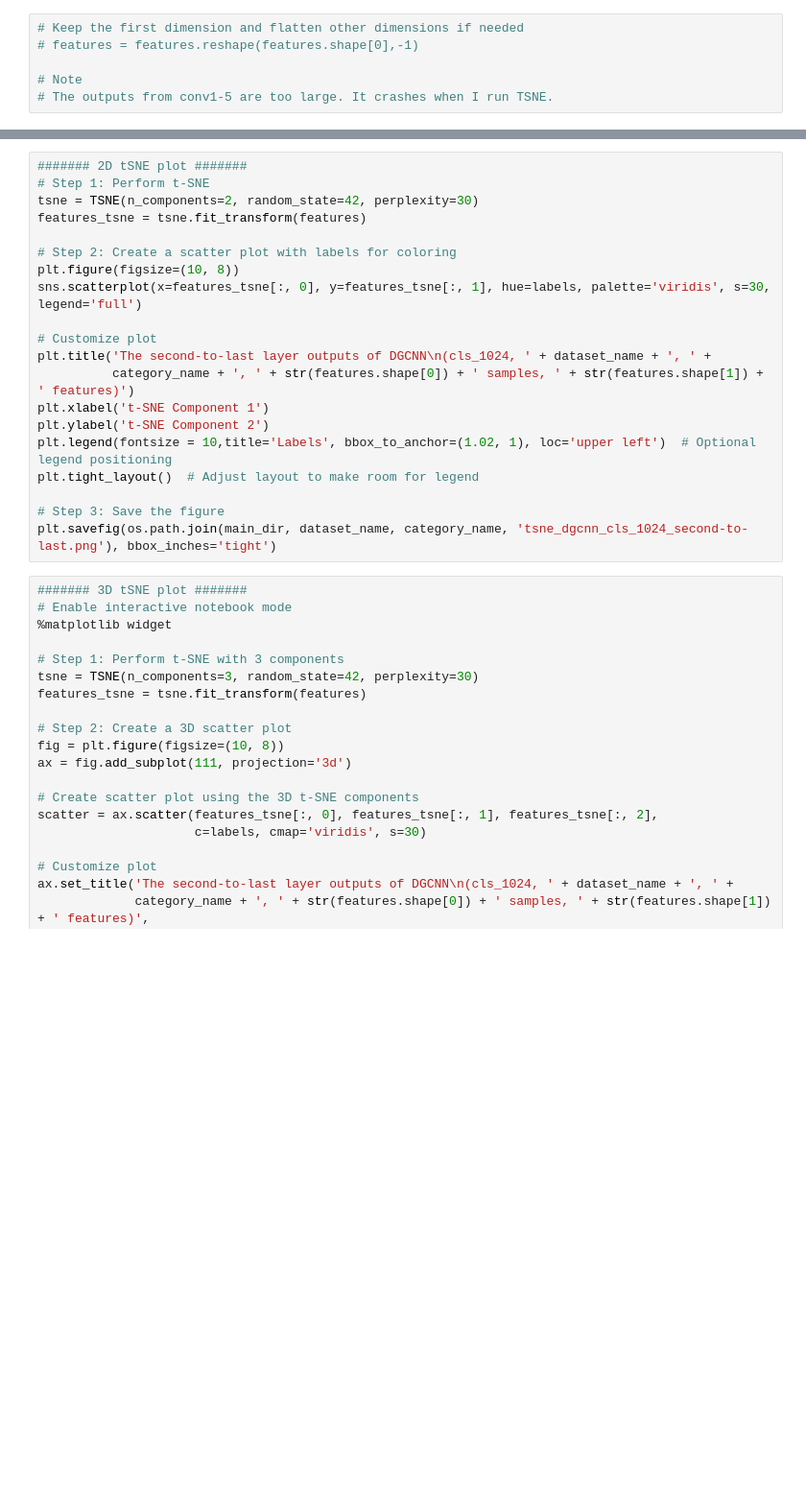
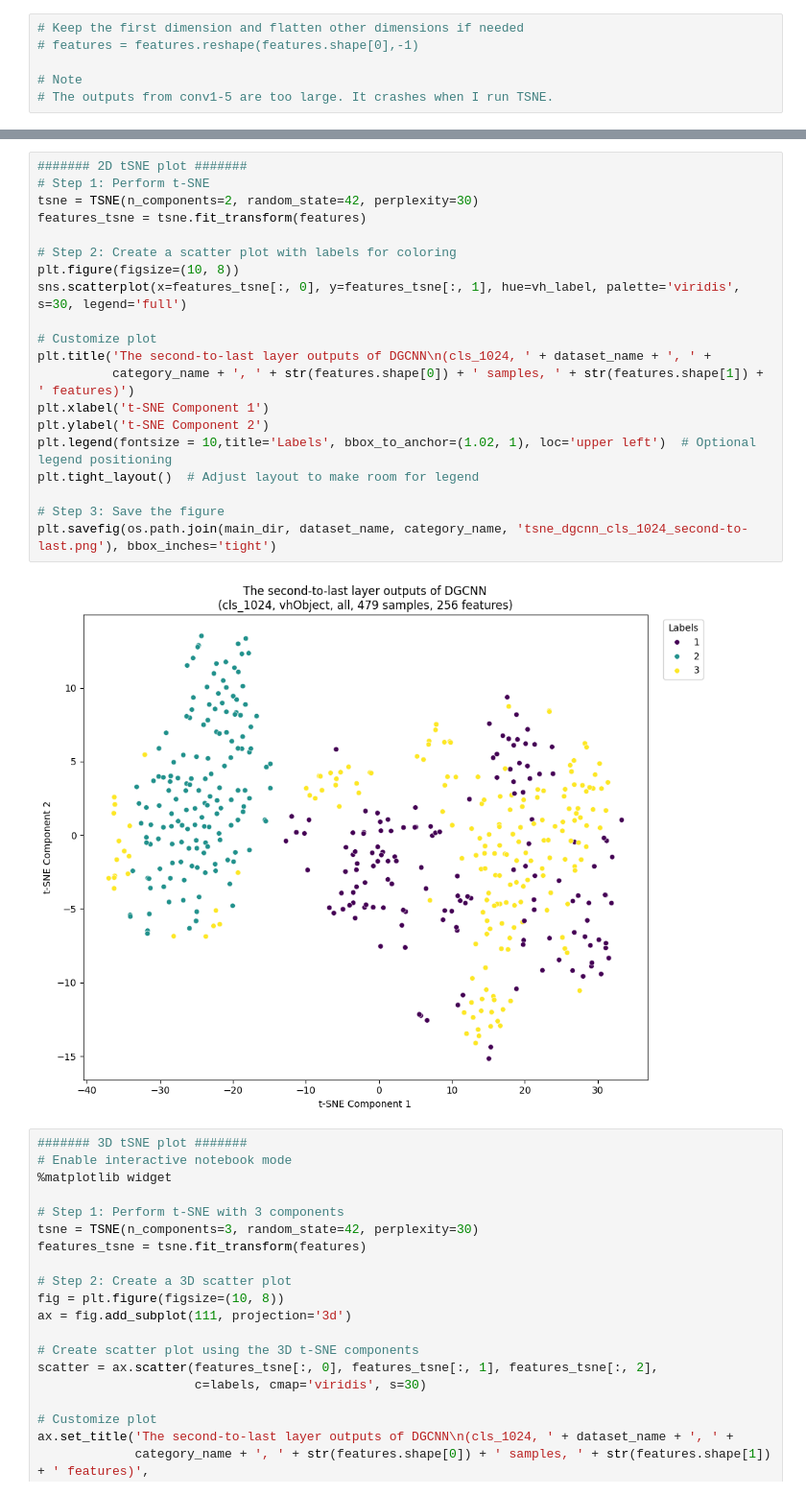
Before and after one commit to YitingChang/3d_shape, a Jupyter notebook: dgcnn_pytorch/visualization_yt.ipynb, the cells around one changed output, grey strips where cells are left out. Shown at 96% size. Drawn from its saved outputs; the diff is of its cells as text; blank space fills up the shorter version.

```diff
--- a/dgcnn_pytorch/visualization_yt.ipynb
+++ b/dgcnn_pytorch/visualization_yt.ipynb
@@ -20,23 +43,25 @@ features = np.load(os.path.join(main_dir, dataset_name, category_name, 'second-t
 # %%
 ####### 2D tSNE plot #######
 # Step 1: Perform t-SNE
 tsne = TSNE(n_components=2, random_state=42, perplexity=30)
 features_tsne = tsne.fit_transform(features)
 
 # Step 2: Create a scatter plot with labels for coloring
 plt.figure(figsize=(10, 8))
-sns.scatterplot(x=features_tsne[:, 0], y=features_tsne[:, 1], hue=labels, palette='viridis', s=30, legend='full')
+sns.scatterplot(x=features_tsne[:, 0], y=features_tsne[:, 1], hue=vh_label, palette='viridis', s=30, legend='full')
 
 # Customize plot
 plt.title('The second-to-last layer outputs of DGCNN\n(cls_1024, ' + dataset_name + ', ' +
           category_name + ', ' + str(features.shape[0]) + ' samples, ' + str(features.shape[1]) + ' features)')
 plt.xlabel('t-SNE Component 1')
 plt.ylabel('t-SNE Component 2')
 plt.legend(fontsize = 10,title='Labels', bbox_to_anchor=(1.02, 1), loc='upper left')  # Optional legend positioning
 plt.tight_layout()  # Adjust layout to make room for legend
 
 # Step 3: Save the figure
 plt.savefig(os.path.join(main_dir, dataset_name, category_name, 'tsne_dgcnn_cls_1024_second-to-last.png'), bbox_inches='tight')
+# %% [output]
+[figure, added]
 # %%
 ####### 3D tSNE plot #######
 # Enable interactive notebook mode
```
Also changed, not shown: parts of 2 cells of this notebook, 4 other files.
